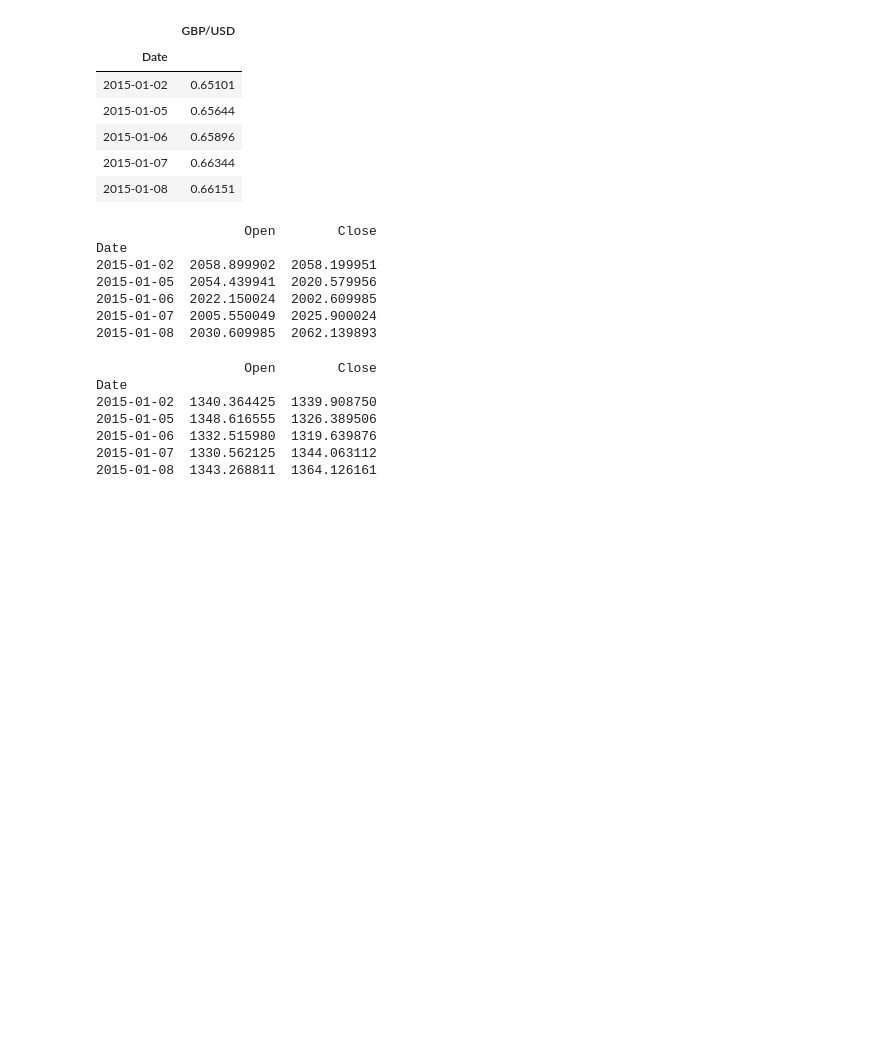
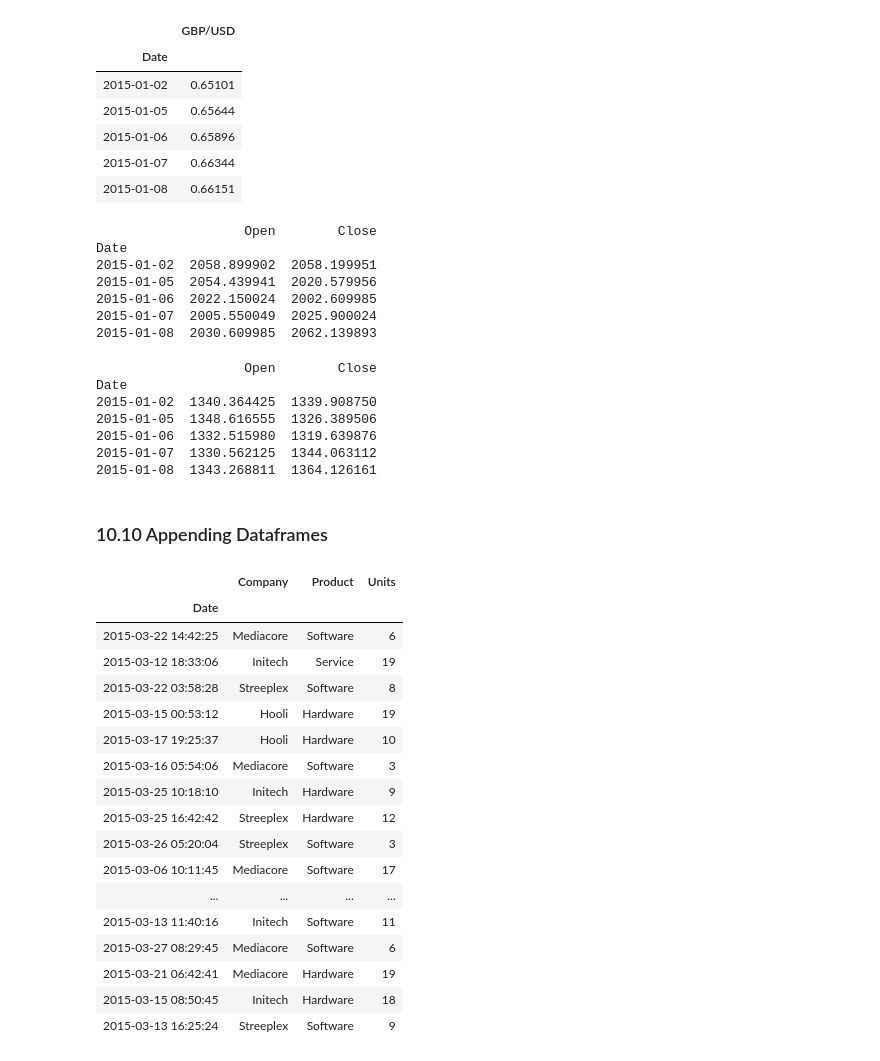
Before and after one commit to afminmax/DC-Data-Scientist-Lessons, a Jupyter notebook: 10-Dataframe-Merging/df-pandas-2.ipynb, the cells around one changed output. Cells and saved outputs as stored; diff of their text form; code cells hidden in the pictures; blank space fills up the shorter version.

Commit message:
appending pt2 added

```diff
--- a/10-Dataframe-Merging/df-pandas-2.ipynb
+++ b/10-Dataframe-Merging/df-pandas-2.ipynb
@@ -445,3 +445,34 @@ Date
 2015-01-06  1332.515980  1319.639876
 2015-01-07  1330.562125  1344.063112
 2015-01-08  1343.268811  1364.126161
+# %% [markdown]
+### 10.10 Appending Dataframes
+# %%
+# Load 'sales-jan-2015.csv' into a DataFrame: jan
+jan = pd.read_csv('sales-jan-2015.csv', parse_dates=True, index_col='Date')
+
+# Load 'sales-feb-2015.csv' into a DataFrame: feb
+feb = pd.read_csv('sales-feb-2015.csv', parse_dates=True, index_col='Date')
+
+# Load 'sales-mar-2015.csv' into a DataFrame: mar
+mar = pd.read_csv('sales-mar-2015.csv', parse_dates=True, index_col='Date')
+mar
+# %% [output]
+|  | Company | Product | Units |
+| Date |  |  |  |
+| 2015-03-22 14:42:25 | Mediacore | Software | 6 |
+| 2015-03-12 18:33:06 | Initech | Service | 19 |
+| 2015-03-22 03:58:28 | Streeplex | Software | 8 |
+| 2015-03-15 00:53:12 | Hooli | Hardware | 19 |
+| 2015-03-17 19:25:37 | Hooli | Hardware | 10 |
+| 2015-03-16 05:54:06 | Mediacore | Software | 3 |
+| 2015-03-25 10:18:10 | Initech | Hardware | 9 |
+| 2015-03-25 16:42:42 | Streeplex | Hardware | 12 |
+| 2015-03-26 05:20:04 | Streeplex | Software | 3 |
+| 2015-03-06 10:11:45 | Mediacore | Software | 17 |
+| ... | ... | ... | ... |
+| 2015-03-13 11:40:16 | Initech | Software | 11 |
+| 2015-03-27 08:29:45 | Mediacore | Software | 6 |
+| 2015-03-21 06:42:41 | Mediacore | Hardware | 19 |
+| 2015-03-15 08:50:45 | Initech | Hardware | 18 |
+| 2015-03-13 16:25:24 | Streeplex | Software | 9 |
```
Also changed, not shown: parts of 10 cells of this notebook.
